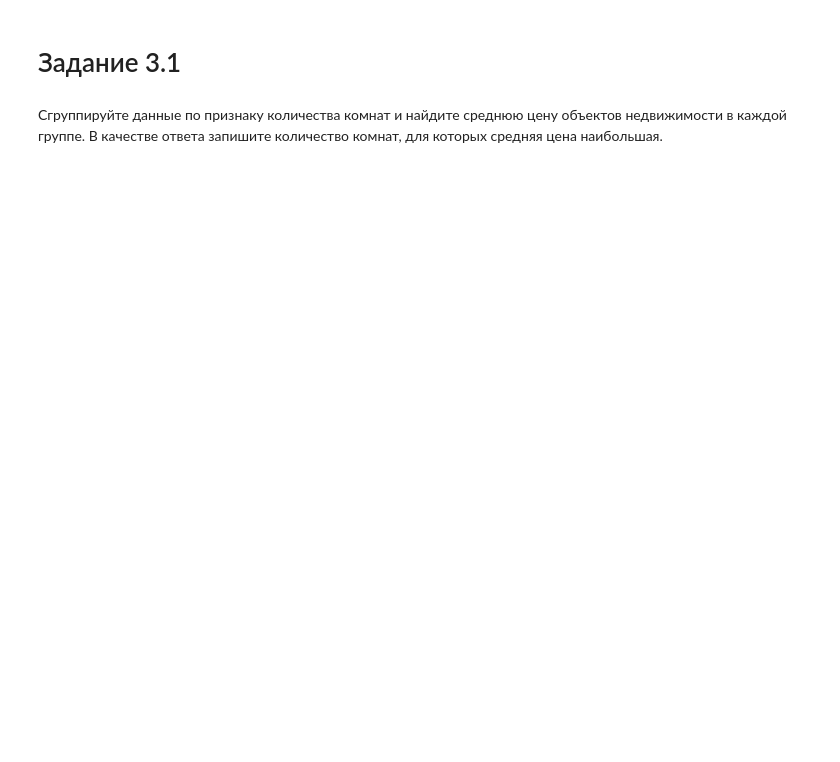
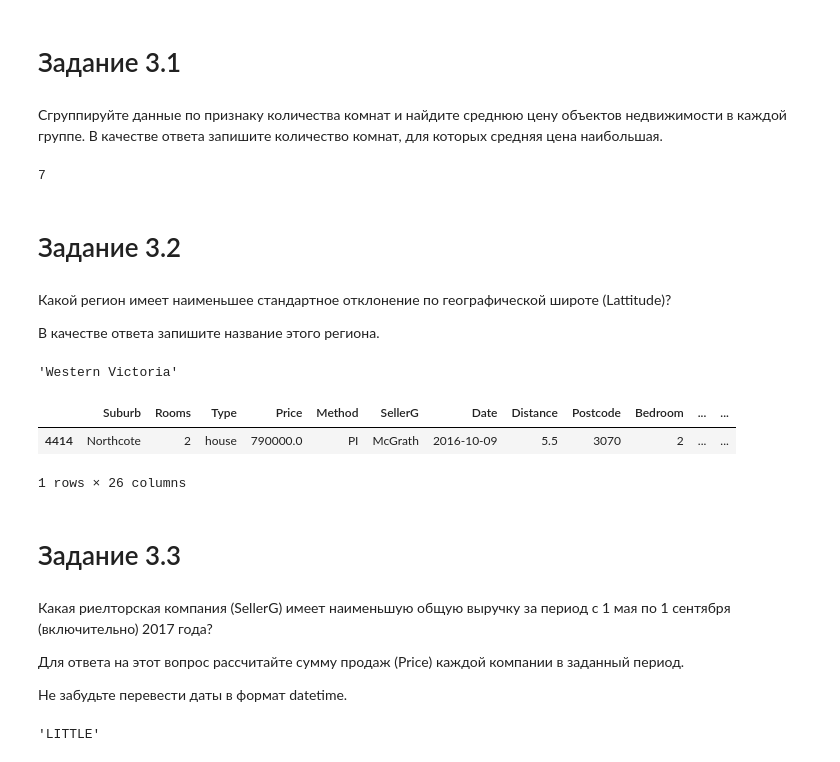
Before and after one commit to pavelsensey/sf_data_science, a Jupyter notebook: Блок 1. Знакомство с данными. Python для анализа данных/PYTHON-12. Продвинутые методы работы с данными в Pandas/3. Группировка данных в DataFrame.ipynb, the cells around one changed output. Cells and saved outputs as stored; diff of their text form; code cells hidden in the pictures; blank space fills up the shorter version.

```diff
--- a/Блок 1. Знакомство с данными. Python для анализа данных/PYTHON-12. Продвинутые методы работы с данными в Pandas/3. Группировка данных в DataFrame.ipynb
+++ b/Блок 1. Знакомство с данными. Python для анализа данных/PYTHON-12. Продвинутые методы работы с данными в Pandas/3. Группировка данных в DataFrame.ipynb
@@ -151,3 +151,31 @@ melb_df.groupby('Regionname')['SellerG'].agg(
 # Задание 3.1
 # %% [markdown]
 Сгруппируйте данные по признаку количества комнат и найдите среднюю цену объектов недвижимости в каждой группе. В качестве ответа запишите количество комнат, для которых средняя цена наибольшая.
+# %%
+melb_df.groupby('Rooms')['Price'].mean().sort_values(ascending=False).index[0]
+# %% [output]
+7
+# %% [markdown]
+# Задание 3.2
+# %% [markdown]
+Какой регион имеет наименьшее стандартное отклонение по географической широте (Lattitude)?
+
+В качестве ответа запишите название этого региона.
+# %%
+melb_df.groupby('Regionname')['Lattitude'].std().sort_values().index[0]
+# %% [output]
+'Western Victoria'
+# %%
+melb_df.sample()
+# %% [output]
+|  | Suburb | Rooms | Type | Price | Method | SellerG | Date | Distance | Postcode | Bedroom | ... | ... |
+| 4414 | Northcote | 2 | house | 790000.0 | PI | McGrath | 2016-10-09 | 5.5 | 3070 | 2 | ... | ... |
+1 rows × 26 columns
+# %% [markdown]
+# Задание 3.3
+# %% [markdown]
+Какая риелторская компания (SellerG) имеет наименьшую общую выручку за период с 1 мая по 1 сентября (включительно) 2017 года?
+
+Для ответа на этот вопрос рассчитайте сумму продаж (Price) каждой компании в заданный период.
+
+Не забудьте перевести даты в формат datetime.
@@ -153,0 +184,4 @@ melb_df.groupby('Regionname')['SellerG'].agg(
+# %%
+filtered.groupby('SellerG')['Price'].sum().sort_values().index[0]
+# %% [output]
+'LITTLE'
```
Also changed, not shown: parts of 2 cells of this notebook, 3 other files.
